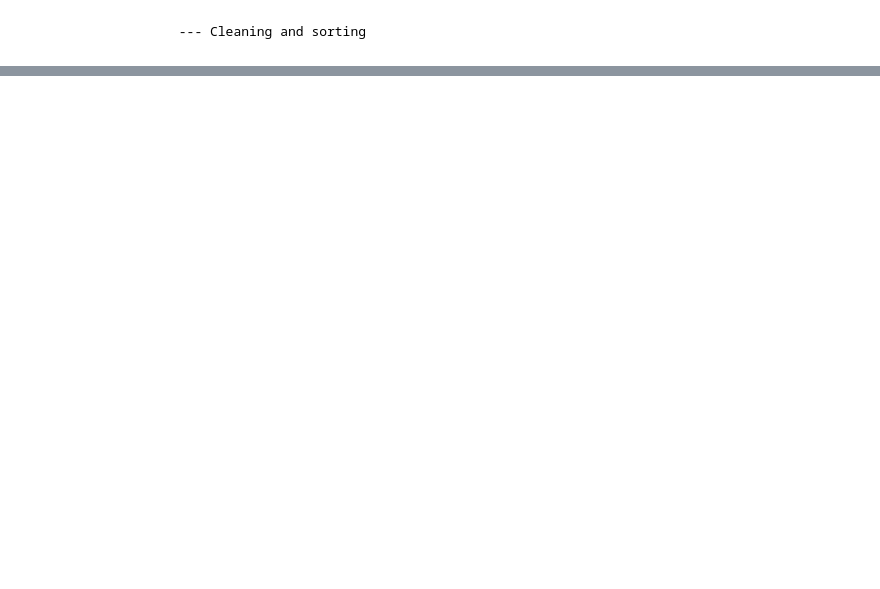
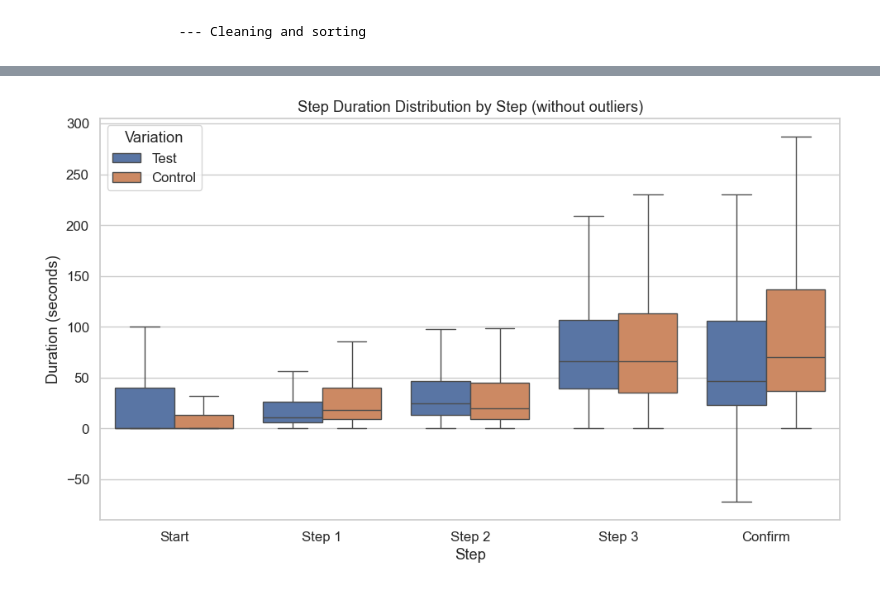
Before and after one commit to Ghonaim32/week5_6_project, a Jupyter notebook: notebooks/analysis_muayad.ipynb, the cells around one changed output, grey strips where cells are left out. Drawn from its saved outputs; the diff is of its cells as text; code cells hidden in the pictures; blank space fills up the shorter version.

```diff
--- a/notebooks/analysis_muayad.ipynb
+++ b/notebooks/analysis_muayad.ipynb
@@ -358,0 +233,87 @@ df_steps_no_outliers.shape
+# %%
+import pandas as pd
+import seaborn as sns
+import matplotlib.pyplot as plt
+from scipy.stats import ttest_ind
+
+# ---------- STEP 1: Prepare step durations ----------
+df_steps = df.copy()
+df_steps['step_duration'] = df_steps['time_from_prev_step'].fillna(0)
+
+# Map process steps to readable labels
+step_labels = {
+    1: "Start",
+    2: "Step 1",
+    3: "Step 2",
+    4: "Step 3",
+    5: "Confirm"
+}
+df_steps['step_label'] = df_steps['process_step'].map(step_labels)
+
+# ---------- STEP 2: Remove outliers using IQR ----------
+def remove_outliers_iqr(group):
+    q1 = group['step_duration'].quantile(0.25)
+    q3 = group['step_duration'].quantile(0.75)
+    iqr = q3 - q1
+    lower = q1 - 1.5 * iqr
+    upper = q3 + 1.5 * iqr
+    return group[(group['step_duration'] >= lower) & (group['step_duration'] <= upper)]
+
+# Apply IQR filter per Variation & Step
+filtered_df = (
+    df_steps
+    .groupby(['Variation', 'step_label'], group_keys=False)
+    .apply(remove_outliers_iqr)
+)
+
+print(f"✅ Removed {len(df_steps) - len(filtered_df)} outliers using IQR.")
+
+# ---------- STEP 3: T-tests (mean comparison after outlier removal) ----------
+results = []
+
+for step in sorted(filtered_df['step_label'].dropna().unique()):
+    test = filtered_df[(filtered_df['Variation'] == 'Test') & (filtered_df['step_label'] == step)]['step_duration']
+    control = filtered_df[(filtered_df['Variation'] == 'Control') & (filtered_df['step_label'] == step)]['step_duration']
+
+    t_stat, p_val = ttest_ind(test, control, alternative='less')
+
+    results.append({
+        'step': step,
+        'test_mean': round(test.mean(), 2),
+        'control_mean': round(control.mean(), 2),
+        'mean_diff': round(control.mean() - test.mean(), 2),  # Positive = Test is faster
+        'p_value': round(p_val, 4),
+        'significant': p_val < 0.05
+    })
+
+results_df = pd.DataFrame(results)
+
+# ---------- STEP 4: Show results ----------
+print("\n📊 T-Test Results (Mean-Based, After IQR Filtering):")
+print(results_df)
+
+print("\n🔍 Significant improvements (Test group faster):")
+sig = results_df[results_df['significant']]
+if not sig.empty:
+    for _, row in sig.iterrows():
+        print(f"✅ {row['step']}: Test faster by {row['mean_diff']}s (p = {row['p_value']})")
+else:
+    print("❌ No significant improvements found.")
+
+# ---------- STEP 5: Boxplot (after outlier removal) ----------
+sns.set(style="whitegrid", font_scale=1.1)
+plt.figure(figsize=(10, 6))
+sns.boxplot(
+    data=df_steps,
+    x="step_label",
+    y="step_duration",
+    hue="Variation",
+    showfliers=False
+)
+plt.title("Step Duration Distribution by Step (without outliers)")
+plt.xlabel("Step")
+plt.ylabel("Duration (seconds)")
+plt.legend(title="Variation")
+plt.tight_layout()
+plt.show()
+# %% [output]
@@ -358,0 +334 @@ df_steps_no_outliers.shape
+[figure, added]
```
Also changed, not shown: parts of 16 cells of this notebook, 4 other files.
